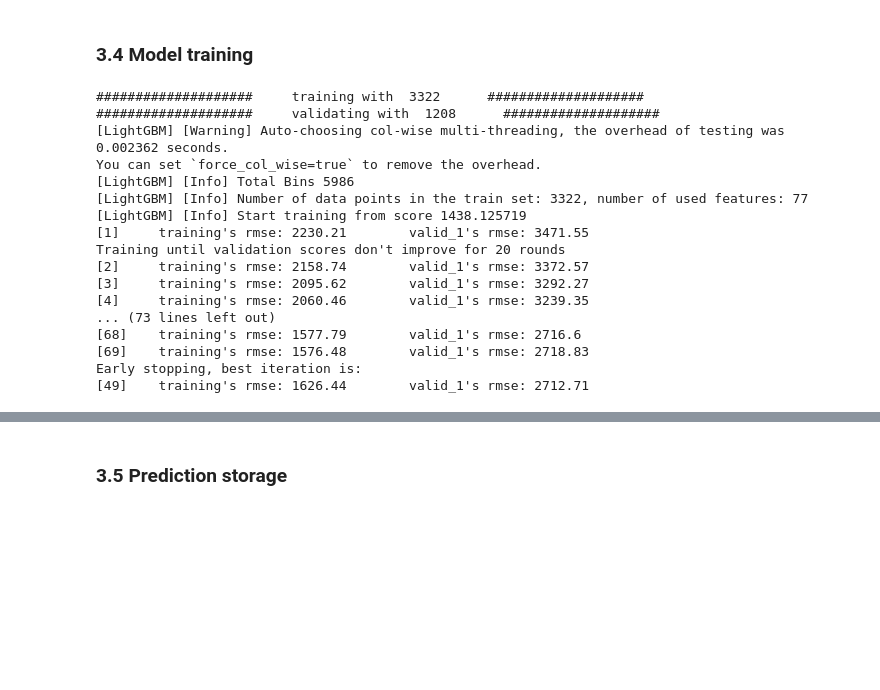
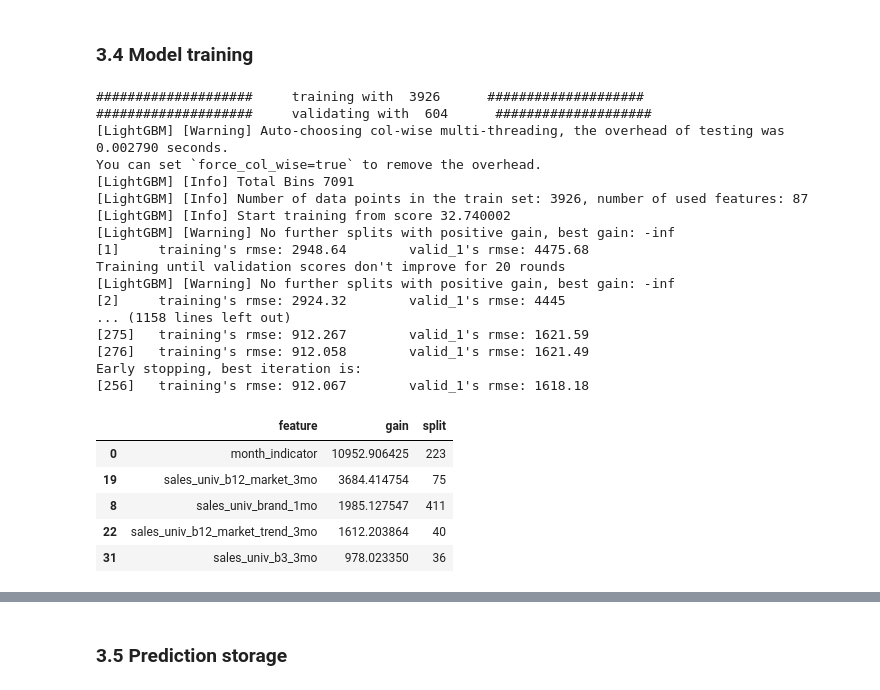
Before and after one commit to Bulbasaurzc/novartis-datathon-2021, a Jupyter notebook: notebooks/3_modelling.ipynb, the cells around one changed output, grey strips where cells are left out. Drawn from its saved outputs; the diff is of its cells as text; code cells hidden in the pictures; blank space fills up the shorter version.

```diff
--- a/notebooks/3_modelling.ipynb
+++ b/notebooks/3_modelling.ipynb
@@ -46,34 +28,61 @@ x_test = master[(master.sales.isna()) & (master.month >= '2020-07')]
 # %% [markdown]
 ### 3.4 Model training
 # %%
+##### Define best parameters found earlier
 best_params = {'metric': 'rmse',
-               'bagging_fraction': 0.8,
-               'feature_fraction': 0.5,
-               'lambda_l1': 1,
-               'lambda_l2': 1,
-               'max_depth': 3,
-               'min_child_weight': 5,
-               'min_split_gain': 0.1,
-               'num_leaves': 6}
+               'bagging_fraction': 0.8006698513805078,
+               'feature_fraction': 0.5893069765996153,
+               'lambda_l1': 1.7269089775048563,
+               'lambda_l2': 1.436385188986018,
+               'max_depth': 17,
+               'min_child_weight': 13.774836222637536,
+               'min_split_gain': 0.03310192478518545,
+               'num_leaves': 44}
 
-model = train_model(x_train, target_name = 'sales', split = '',
-                    model_type = 'lgb', params = best_params, objective = 'regression',
-                    metric = 'rmse', save_path = '')
+##### Train a quantile regression lgb at different alpha levels
+quantile_alphas = [0.2, 0.5, 0.8]
+lgb_quantiles = {}
+
+for alpha in quantile_alphas:
+    current_model = train_model(x_train, target_name = 'sales',
+                                model_type = 'lgb-quantile',
+                                quantile_alpha = alpha,
+                                params = best_params,
+                                metric = 'rmse',
+                                save_path = os.path.join(models_path,
+                                                         'model2_quantile_'+ str(alpha)+'.pkl'))
+    lgb_quantiles[alpha] = current_model
+
+##### Visualize feature contributions
+pd.DataFrame({'feature': x_train.drop(columns = ['sales', 'train']).columns,
+              'gain': lgb_quantiles[0.5].feature_importance(importance_type = 'gain'),
+              'split': lgb_quantiles[0.5].feature_importance(importance_type = 'split')
+             }).sort_values('gain', ascending = False).head()
+
+# 0.2 - 1663.31 2678.46
+# 0.5 -  1069.4 1926.61
+# 0.8 - 912.067 1618.18
 # %% [output]
-####################     training with  3322      ####################
-####################     validating with  1208      ####################
-[LightGBM] [Warning] Auto-choosing col-wise multi-threading, the overhead of testing was 0.002362 seconds.
+####################     training with  3926      ####################
+####################     validating with  604      ####################
+[LightGBM] [Warning] Auto-choosing col-wise multi-threading, the overhead of testing was 0.002790 seconds.
 You can set `force_col_wise=true` to remove the overhead.
-[LightGBM] [Info] Total Bins 5986
-[LightGBM] [Info] Number of data points in the train set: 3322, number of used features: 77
-[LightGBM] [Info] Start training from score 1438.125719
-[1]     training's rmse: 2230.21        valid_1's rmse: 3471.55
+[LightGBM] [Info] Total Bins 7091
+[LightGBM] [Info] Number of data points in the train set: 3926, number of used features: 87
+[LightGBM] [Info] Start training from score 32.740002
+[LightGBM] [Warning] No further splits with positive gain, best gain: -inf
+[1]     training's rmse: 2948.64        valid_1's rmse: 4475.68
 Training until validation scores don't improve for 20 rounds
-[2]     training's rmse: 2158.74        valid_1's rmse: 3372.57
-[3]     training's rmse: 2095.62        valid_1's rmse: 3292.27
-[4]     training's rmse: 2060.46        valid_1's rmse: 3239.35
-... (73 lines left out)
-[68]    training's rmse: 1577.79        valid_1's rmse: 2716.6
-[69]    training's rmse: 1576.48        valid_1's rmse: 2718.83
+[LightGBM] [Warning] No further splits with positive gain, best gain: -inf
+[2]     training's rmse: 2924.32        valid_1's rmse: 4445
+... (1158 lines left out)
+[275]   training's rmse: 912.267        valid_1's rmse: 1621.59
+[276]   training's rmse: 912.058        valid_1's rmse: 1621.49
 Early stopping, best iteration is:
-[49]    training's rmse: 1626.44        valid_1's rmse: 2712.71
+[256]   training's rmse: 912.067        valid_1's rmse: 1618.18
+|  | feature | gain | split |
+| 0 | month_indicator | 10952.906425 | 223 |
+| 19 | sales_univ_b12_market_3mo | 3684.414754 | 75 |
+| 8 | sales_univ_brand_1mo | 1985.127547 | 411 |
+| 22 | sales_univ_b12_market_trend_3mo | 1612.203864 | 40 |
+| 31 | sales_univ_b3_3mo | 978.023350 | 36 |
```
Also changed, not shown: parts of 10 cells of this notebook, 7 other files.
